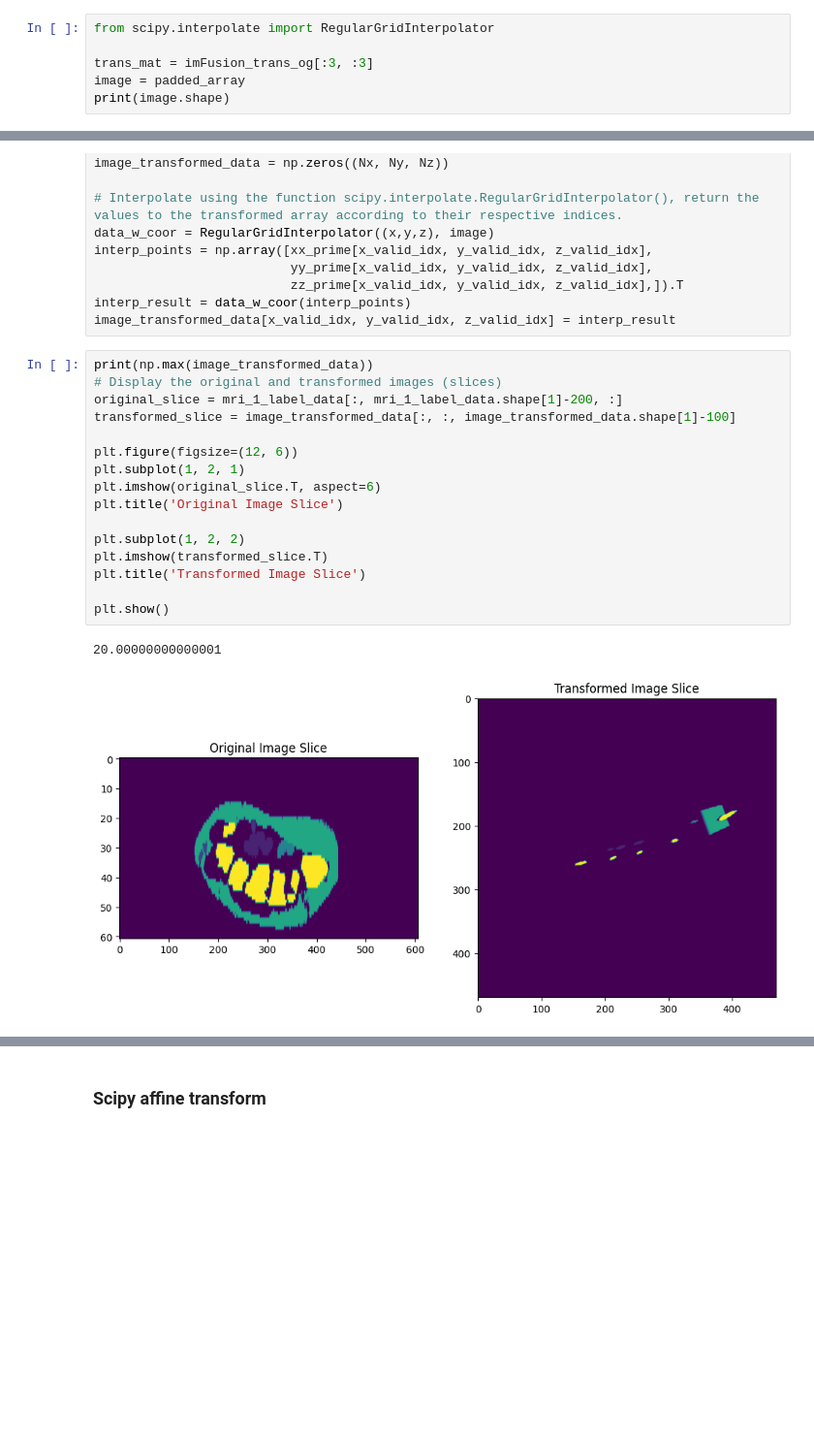
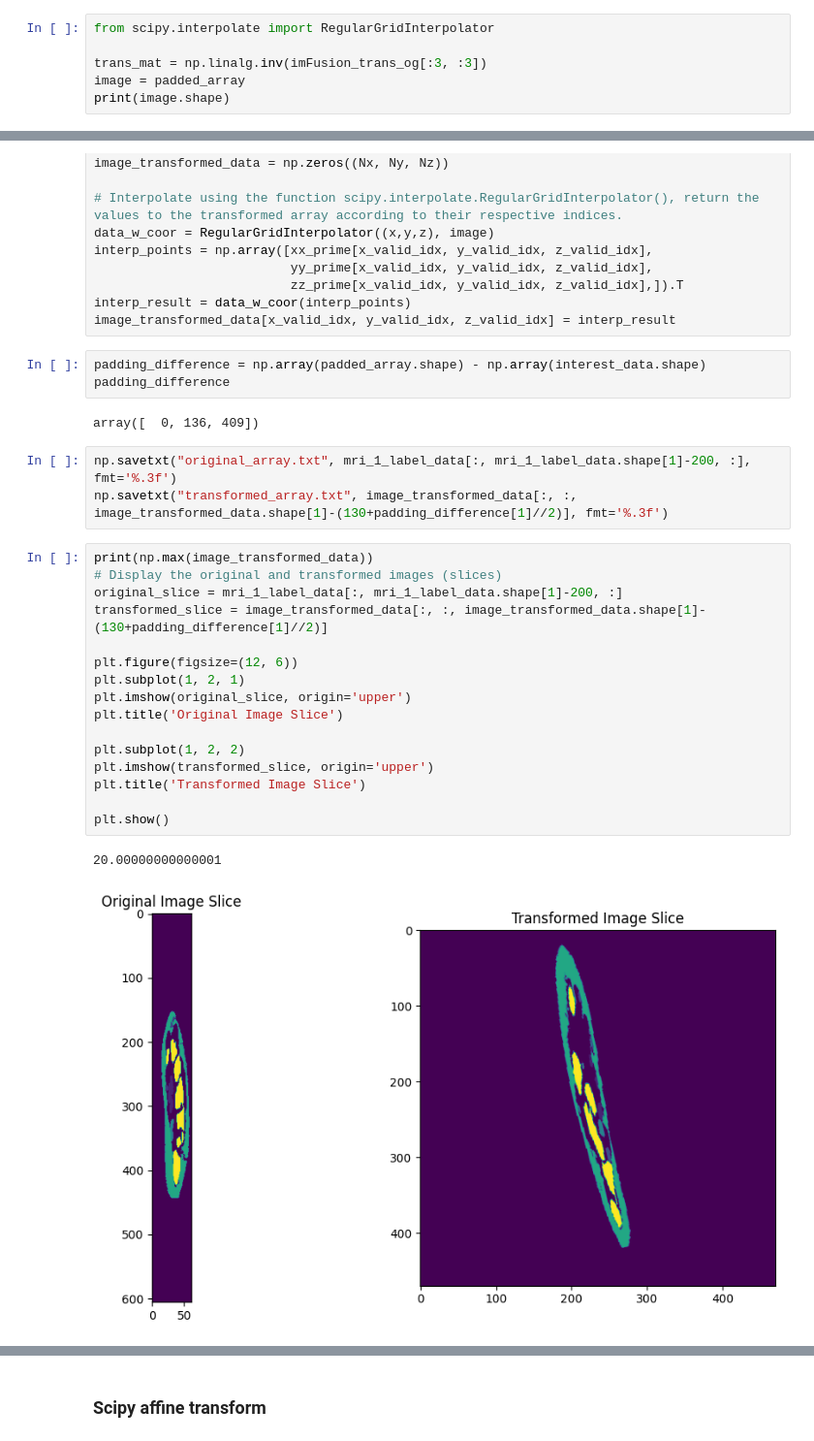
Before and after one commit to carlocagnetta/robotic_nerve_us, a Jupyter notebook: nibabel_visualization/mri_visual.ipynb, the cells around one changed output, grey strips where cells are left out. Shown at 97% size. Saved outputs shown, nothing was run; the diff lists cells and outputs as text; blank space fills up the shorter version.

Commit message:
Visualize array data in excel

```diff
--- a/nibabel_visualization/mri_visual.ipynb
+++ b/nibabel_visualization/mri_visual.ipynb
@@ -435,7 +433,7 @@ We want to do the same as in this example with our multi dimensional array
 # %%
 from scipy.interpolate import RegularGridInterpolator
 
-trans_mat = imFusion_trans_og[:3, :3]
+trans_mat = np.linalg.inv(imFusion_trans_og[:3, :3])
 image = padded_array
 print(image.shape)
 # %% [output]
@@ -631,23 +629,31 @@ interp_points = np.array([xx_prime[x_valid_idx, y_valid_idx, z_valid_idx],
                           zz_prime[x_valid_idx, y_valid_idx, z_valid_idx],]).T
 interp_result = data_w_coor(interp_points)
 image_transformed_data[x_valid_idx, y_valid_idx, z_valid_idx] = interp_result
+# %%
+padding_difference = np.array(padded_array.shape) - np.array(interest_data.shape)
+padding_difference
+# %% [output]
+array([  0, 136, 409])
+# %%
+np.savetxt("original_array.txt", mri_1_label_data[:, mri_1_label_data.shape[1]-200, :], fmt='%.3f')
+np.savetxt("transformed_array.txt", image_transformed_data[:, :, image_transformed_data.shape[1]-(130+padding_difference[1]//2)], fmt='%.3f')
 # %%
 print(np.max(image_transformed_data))
 # Display the original and transformed images (slices)
 original_slice = mri_1_label_data[:, mri_1_label_data.shape[1]-200, :]
-transformed_slice = image_transformed_data[:, :, image_transformed_data.shape[1]-100]
+transformed_slice = image_transformed_data[:, :, image_transformed_data.shape[1]-(130+padding_difference[1]//2)]
 
 plt.figure(figsize=(12, 6))
 plt.subplot(1, 2, 1)
-plt.imshow(original_slice.T, aspect=6)
+plt.imshow(original_slice, origin='upper')
 plt.title('Original Image Slice')
 
 plt.subplot(1, 2, 2)
-plt.imshow(transformed_slice.T)
+plt.imshow(transformed_slice, origin='upper')
 plt.title('Transformed Image Slice')
 
 plt.show()
 # %% [output]
 20.00000000000001
-[figure, old version]
+[figure, new version]
 # %%
```
Also changed, not shown: parts of 11 cells of this notebook, 3 other files.
